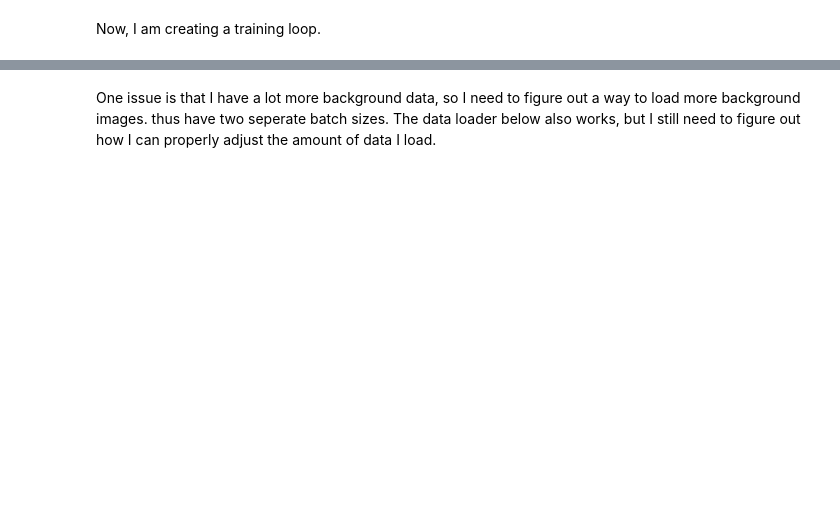
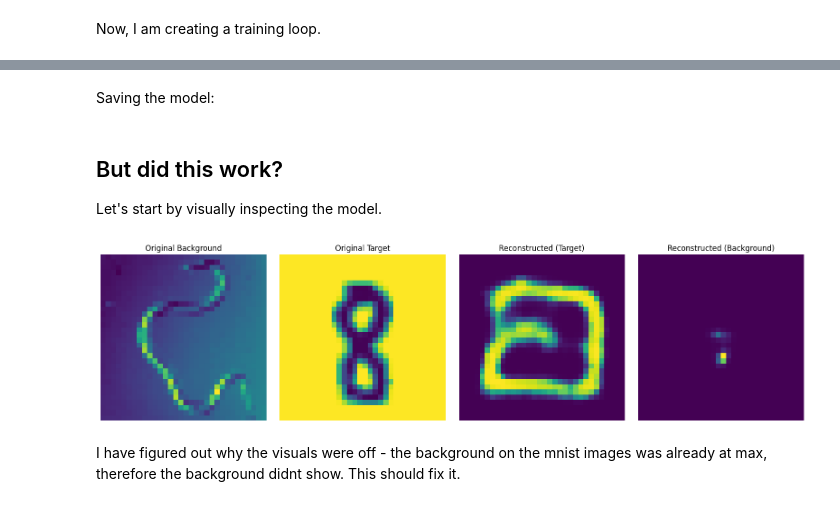
Before and after one commit to tchaase/pytorch_mnist_vae, a Jupyter notebook: code/c_vae.ipynb, the cells around one changed output, grey strips where cells are left out. Saved outputs shown, nothing was run; the diff lists cells and outputs as text; code cells hidden in the pictures; blank space fills up the shorter version.

Commit message:
The background images vs the mnist images were inverted, fixed this and added visualizations

```diff
--- a/code/c_vae.ipynb
+++ b/code/c_vae.ipynb
@@ -360,15 +365,21 @@ overlayed_count = 0
 bg_images = []
 not_overlayed_count = 0
 
+# Shuffle the indices of the MNIST dataset
+mnist_indices = list(range(len(mnist_data)))
+random.shuffle(mnist_indices)
+
 # Assuming background_images and mnist_data are lists
-
 for i in range(len(background_images)):
     background_image = background_images[i]
     random_overlay = random.random() < 0.5  # Randomly choose whether to overlay MNIST image or not
 
-    if random_overlay and i < len(mnist_data):  # Overlay MNIST image
-        random_index = random.randint(0, len(mnist_data) - 1)  # Choose a random index from mnist_data
+    if random_overlay and overlayed_count < len(mnist_data):  # Overlay MNIST image if there are MNIST images left
+        random_index = mnist_indices[overlayed_count]  # Use the next randomly shuffled index
         mnist_image, _ = mnist_data[random_index]
+
+        # Invert the MNIST image
+        mnist_image = 1.0 - mnist_image
 
         # Convert background image to tensor and move it to the CUDA device
         background_tensor = torch.tensor(background_image).unsqueeze(0).to(device)
@@ -386,11 +397,10 @@ for i in range(len(background_images)):
 
     else:
         background_tensor = torch.tensor(background_image).unsqueeze(0).to(device)
-        bg_images.append(background_tensor)  # Store information that the image was not overlaid
+        resized_background_tensor = transforms.Resize((32, 32))(background_tensor)
+
+        bg_images.append(resized_background_tensor)  # Store information that the image was not overlaid
         not_overlayed_count += 1
-
-
-
 
 # Print the counts of overlaid and non-overlaid images
 print(f"Overlayed Images: {overlayed_count}")
@@ -526,2 +558,0 @@ Epoch [10/10], Train Loss: 2678.3102, Val Loss: 72219.9414
-# %% [markdown]
-One issue is that I have a lot more background data, so I need to figure out a way to load more background images. thus have two seperate batch sizes. The data loader below also works, but I still need to figure out how I can properly adjust the amount of data I load.
@@ -551,0 +559,2 @@ overlaid_dataloader = DataLoader(overlaid_dataset, batch_size=batch_size, shuffl
+# %% [markdown]
+Saving the model:
@@ -551,0 +563,54 @@ overlaid_dataloader = DataLoader(overlaid_dataset, batch_size=batch_size, shuffl
+# %% [markdown]
+## But did this work?
+
+
+Let's start by visually inspecting the model.
+# %%
+def visualize_outputs(model, dataloader, device):
+    model.eval()
+    with torch.no_grad():
+        for tg, bg in dataloader:  # Iterate over batches, we don't need target_image in this version
+            # Forward pass to get all the outputs
+            z_mean, z_log_var, s_mean, s_log_var, z_mean_bg, z_log_var_bg, reconstructed_data_target, reconstructed_data_bg = model(tg, bg)
+
+            # Convert tensors to numpy arrays for visualization
+            target_images = tg.cpu().numpy().transpose(0, 2, 3, 1)
+            recon_images_target = reconstructed_data_target.cpu().numpy().transpose(0, 2, 3, 1)
+            recon_images_bg = reconstructed_data_bg.cpu().numpy().transpose(0, 2, 3, 1)
+
+            # Select one image from the batch (index 0)
+            target_image = target_images[0]
+            recon_image_target = recon_images_target[0]
+            recon_image_bg = recon_images_bg[0]
+            original_bg = bg[0].cpu().numpy().transpose(1, 2, 0)  # Assuming the bg tensor has shape (batch_size, C, H, W)
+
+            # Plot the original and reconstructed images for target and background
+            fig, axes = plt.subplots(nrows=1, ncols=4, figsize=(16, 4))
+            axes[0].imshow(original_bg)
+            axes[0].set_title("Original Background")
+            axes[0].axis("off")
+
+            axes[1].imshow(target_image)
+            axes[1].set_title("Original Target")
+            axes[1].axis("off")
+
+            axes[2].imshow(recon_image_target)
+            axes[2].set_title("Reconstructed (Target)")
+            axes[2].axis("off")
+
+            axes[3].imshow(recon_image_bg)
+            axes[3].set_title("Reconstructed (Background)")
+            axes[3].axis("off")
+
+            plt.tight_layout()
+            plt.show()
+
+            # We have visualized one image, so break the loop
+            break
+
+# Assuming you already have a validation dataloader named `val_dataloader`
+visualize_outputs(model, overlaid_dataloader, device)
+# %% [output]
+[figure, added]
+# %% [markdown]
+I have figured out why the visuals were off - the background on the mnist images was already at max, therefore the background didnt show. This should fix it.
```
Also changed, not shown: parts of 9 cells of this notebook.
